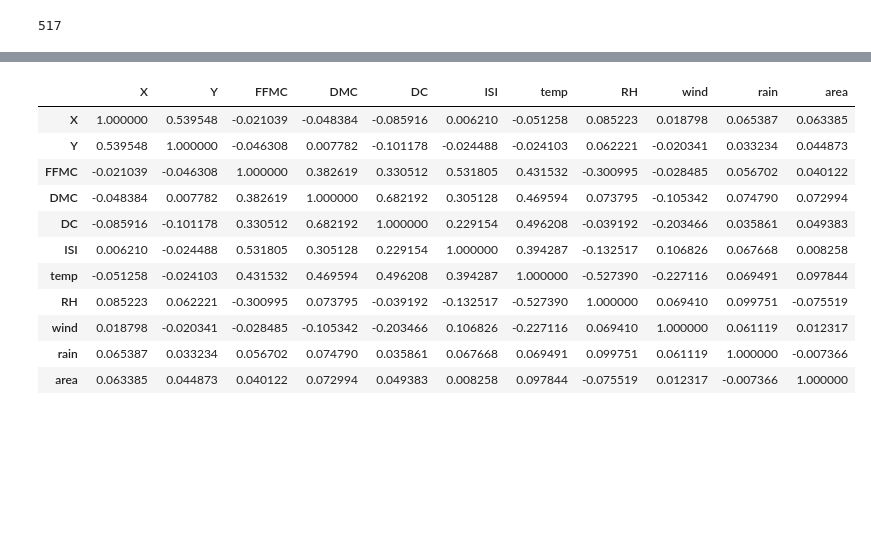
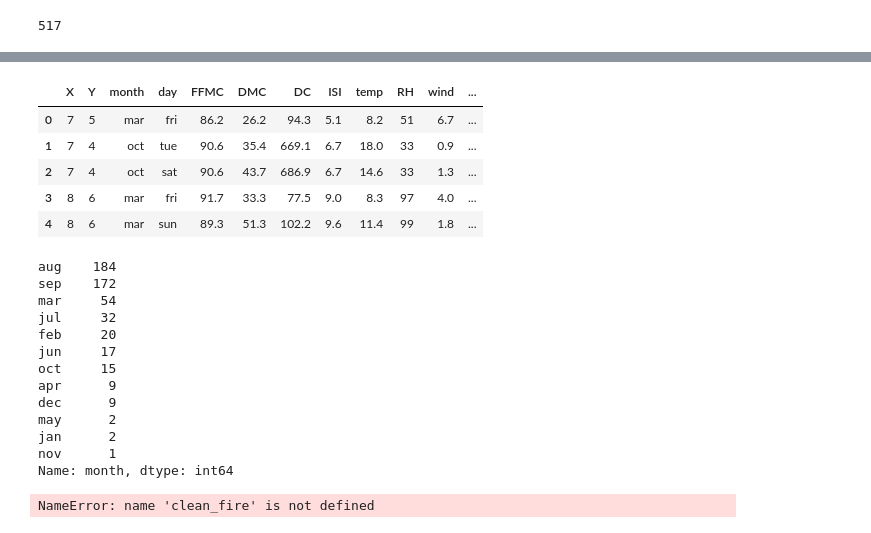
Before and after one commit to fishnchips97/Project-T-Final-189, a Jupyter notebook: data_proj_T.ipynb, the cells around one changed output, grey strips where cells are left out. Drawn from its saved outputs; the diff is of its cells as text; code cells hidden in the pictures; blank space fills up the shorter version.

Commit message:
data stuff

```diff
--- a/data_proj_T.ipynb
+++ b/data_proj_T.ipynb
@@ -62,15 +43,41 @@ array([[<AxesSubplot:title={'center':'X'}>,
 # %%
-fire_df.corr()
+fire_df.head()
 # %% [output]
-|  | X | Y | FFMC | DMC | DC | ISI | temp | RH | wind | rain | area |
-| X | 1.000000 | 0.539548 | -0.021039 | -0.048384 | -0.085916 | 0.006210 | -0.051258 | 0.085223 | 0.018798 | 0.065387 | 0.063385 |
-| Y | 0.539548 | 1.000000 | -0.046308 | 0.007782 | -0.101178 | -0.024488 | -0.024103 | 0.062221 | -0.020341 | 0.033234 | 0.044873 |
-| FFMC | -0.021039 | -0.046308 | 1.000000 | 0.382619 | 0.330512 | 0.531805 | 0.431532 | -0.300995 | -0.028485 | 0.056702 | 0.040122 |
-| DMC | -0.048384 | 0.007782 | 0.382619 | 1.000000 | 0.682192 | 0.305128 | 0.469594 | 0.073795 | -0.105342 | 0.074790 | 0.072994 |
-| DC | -0.085916 | -0.101178 | 0.330512 | 0.682192 | 1.000000 | 0.229154 | 0.496208 | -0.039192 | -0.203466 | 0.035861 | 0.049383 |
-| ISI | 0.006210 | -0.024488 | 0.531805 | 0.305128 | 0.229154 | 1.000000 | 0.394287 | -0.132517 | 0.106826 | 0.067668 | 0.008258 |
-| temp | -0.051258 | -0.024103 | 0.431532 | 0.469594 | 0.496208 | 0.394287 | 1.000000 | -0.527390 | -0.227116 | 0.069491 | 0.097844 |
-| RH | 0.085223 | 0.062221 | -0.300995 | 0.073795 | -0.039192 | -0.132517 | -0.527390 | 1.000000 | 0.069410 | 0.099751 | -0.075519 |
-| wind | 0.018798 | -0.020341 | -0.028485 | -0.105342 | -0.203466 | 0.106826 | -0.227116 | 0.069410 | 1.000000 | 0.061119 | 0.012317 |
-| rain | 0.065387 | 0.033234 | 0.056702 | 0.074790 | 0.035861 | 0.067668 | 0.069491 | 0.099751 | 0.061119 | 1.000000 | -0.007366 |
-| area | 0.063385 | 0.044873 | 0.040122 | 0.072994 | 0.049383 | 0.008258 | 0.097844 | -0.075519 | 0.012317 | -0.007366 | 1.000000 |
+|  | X | Y | month | day | FFMC | DMC | DC | ISI | temp | RH | wind | ... |
+| 0 | 7 | 5 | mar | fri | 86.2 | 26.2 | 94.3 | 5.1 | 8.2 | 51 | 6.7 | ... |
+| 1 | 7 | 4 | oct | tue | 90.6 | 35.4 | 669.1 | 6.7 | 18.0 | 33 | 0.9 | ... |
+| 2 | 7 | 4 | oct | sat | 90.6 | 43.7 | 686.9 | 6.7 | 14.6 | 33 | 1.3 | ... |
+| 3 | 8 | 6 | mar | fri | 91.7 | 33.3 | 77.5 | 9.0 | 8.3 | 97 | 4.0 | ... |
+| 4 | 8 | 6 | mar | sun | 89.3 | 51.3 | 102.2 | 9.6 | 11.4 | 99 | 1.8 | ... |
+# %%
+months = fire_df['month'].value_counts()
+
+months
+# %% [output]
+aug    184
+sep    172
+mar     54
+jul     32
+feb     20
+jun     17
+oct     15
+apr      9
+dec      9
+may      2
+jan      2
+nov      1
+Name: month, dtype: int64
+# %%
+#remove all zero burn data points
+
+months_to_remove = ['nov', 'jan', 'may']
+
+month_drop = fire_df.drop(fire_df[fire_df['month'].isin(months_to_remove)].index, axis=0)
+
+clean_fire = month_drop.drop(month_drop[month_drop['']])
+
+
+
+clean_fire.head()
+# %% [output]
+NameError: name 'clean_fire' is not defined
```
Also changed, not shown: parts of 6 cells of this notebook, 1 other file.
